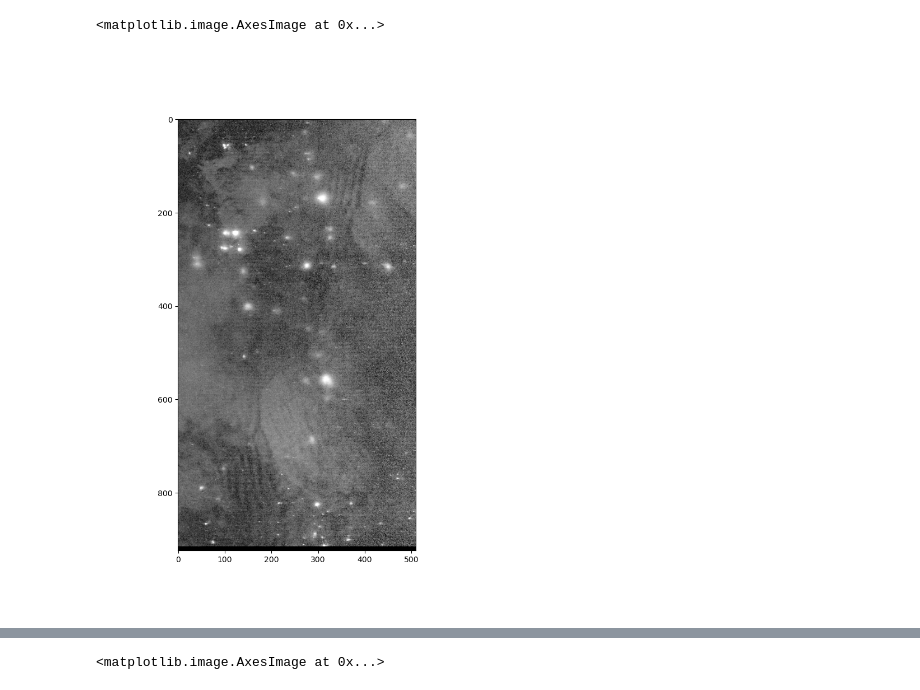
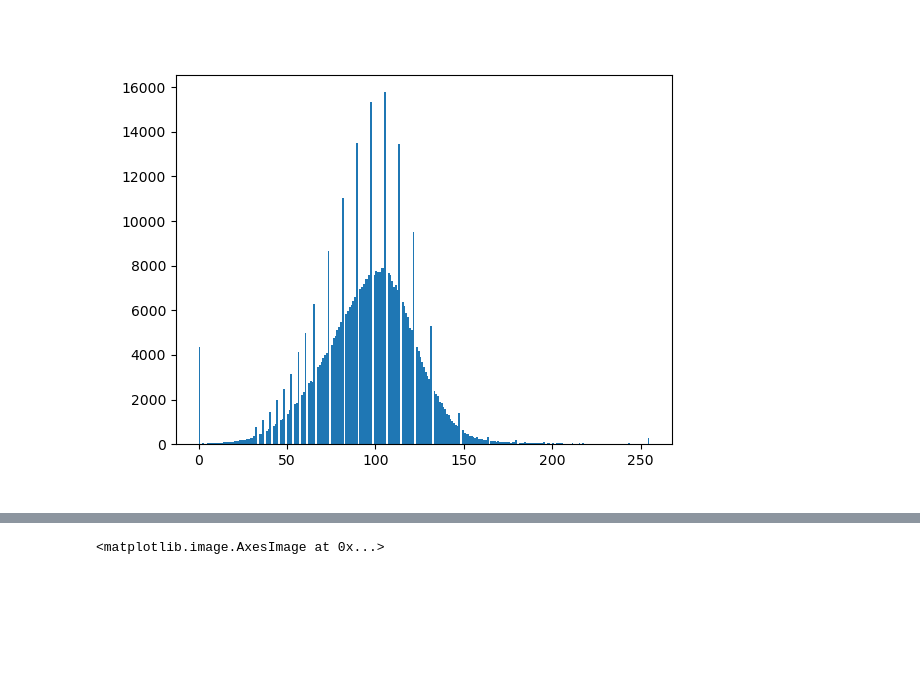
Before and after one commit to zyjux/harmonic_gw, a Jupyter notebook: local_autocorrelation.ipynb, the cells around one changed output, grey strips where cells are left out. Cells and saved outputs as stored; diff of their text form; code cells hidden in the pictures; blank space fills up the shorter version.

```diff
--- a/local_autocorrelation.ipynb
+++ b/local_autocorrelation.ipynb
@@ -17,6 +13,0 @@ img
-# %%
-F, ax = plt.subplots(figsize=(7, 10))
-ax.imshow(img, cmap='gray')
-# %% [output]
-<matplotlib.image.AxesImage at 0x...>
-[figure, removed]
@@ -26,0 +14,5 @@ img_crop = img_array[67:230, 328:414]
+# %%
+F, ax = plt.subplots()
+ax.hist(img_array.ravel(), bins=255);
+# %% [output]
+[figure, added]
```
Also changed, not shown: parts of 22 cells of this notebook.
